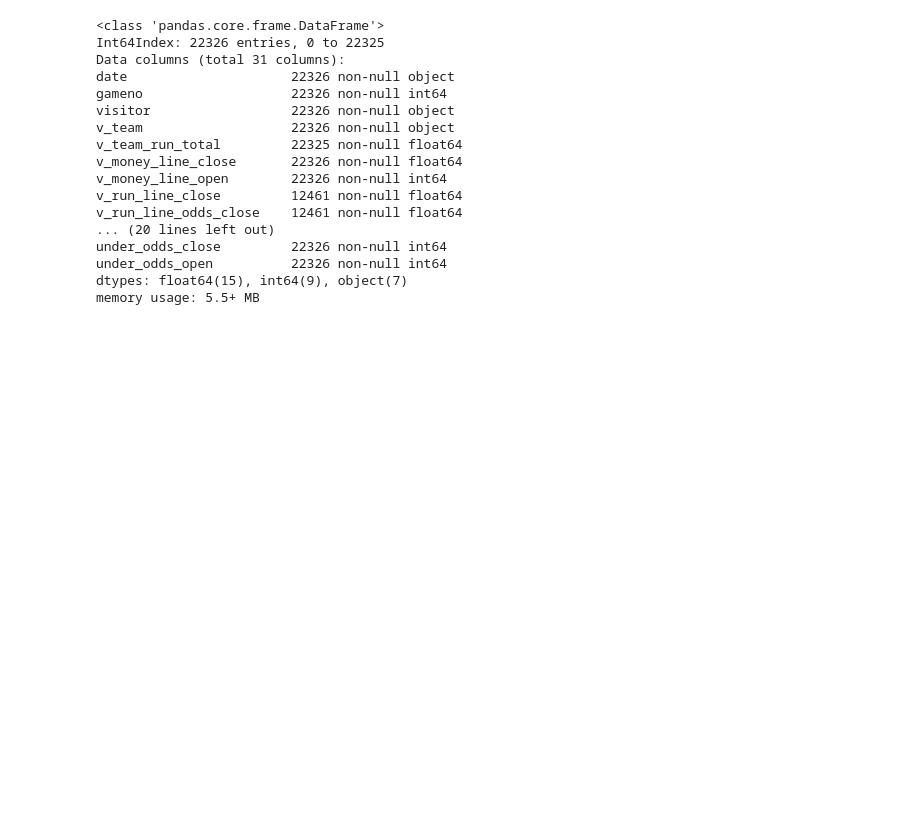
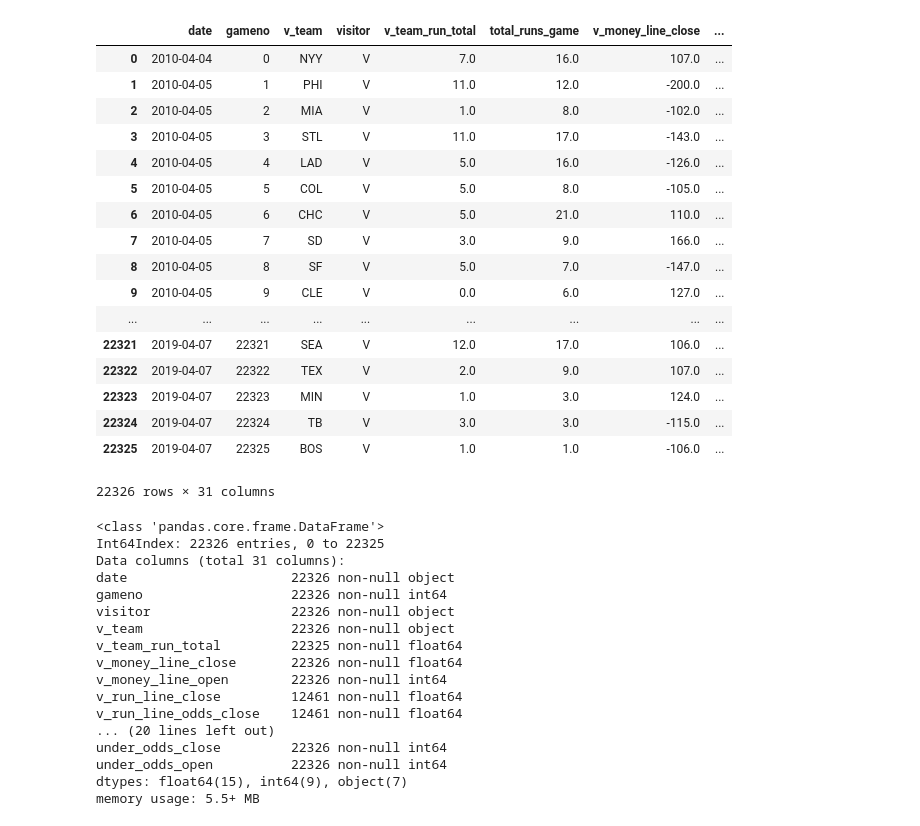
Before and after one commit to jacoblucas95/MLB-Betting-Strategies, a Jupyter notebook: run/setup/data/merged_dataset.ipynb, the cells around one changed output. Saved outputs shown, nothing was run; the diff lists cells and outputs as text; code cells hidden in the pictures; blank space fills up the shorter version.

```diff
--- a/run/setup/data/merged_dataset.ipynb
+++ b/run/setup/data/merged_dataset.ipynb
@@ -154,6 +154,27 @@ df_final = df3.reindex(columns = ['date', 'gameno',
              'over_line_close', 'over_line_open', 'over_odds_close', 'over_odds_open',
              'under_line_close', 'under_line_open', 'under_odds_close', 'under_odds_open'
             ])
+# %%
+df3
+# %% [output]
+|  | date | gameno | v_team | visitor | v_team_run_total | total_runs_game | v_money_line_close | ... |
+| 0 | 2010-04-04 | 0 | NYY | V | 7.0 | 16.0 | 107.0 | ... |
+| 1 | 2010-04-05 | 1 | PHI | V | 11.0 | 12.0 | -200.0 | ... |
+| 2 | 2010-04-05 | 2 | MIA | V | 1.0 | 8.0 | -102.0 | ... |
+| 3 | 2010-04-05 | 3 | STL | V | 11.0 | 17.0 | -143.0 | ... |
+| 4 | 2010-04-05 | 4 | LAD | V | 5.0 | 16.0 | -126.0 | ... |
+| 5 | 2010-04-05 | 5 | COL | V | 5.0 | 8.0 | -105.0 | ... |
+| 6 | 2010-04-05 | 6 | CHC | V | 5.0 | 21.0 | 110.0 | ... |
+| 7 | 2010-04-05 | 7 | SD | V | 3.0 | 9.0 | 166.0 | ... |
+| 8 | 2010-04-05 | 8 | SF | V | 5.0 | 7.0 | -147.0 | ... |
+| 9 | 2010-04-05 | 9 | CLE | V | 0.0 | 6.0 | 127.0 | ... |
+| ... | ... | ... | ... | ... | ... | ... | ... | ... |
+| 22321 | 2019-04-07 | 22321 | SEA | V | 12.0 | 17.0 | 106.0 | ... |
+| 22322 | 2019-04-07 | 22322 | TEX | V | 2.0 | 9.0 | 107.0 | ... |
+| 22323 | 2019-04-07 | 22323 | MIN | V | 1.0 | 3.0 | 124.0 | ... |
+| 22324 | 2019-04-07 | 22324 | TB | V | 3.0 | 3.0 | -115.0 | ... |
+| 22325 | 2019-04-07 | 22325 | BOS | V | 1.0 | 1.0 | -106.0 | ... |
+22326 rows × 31 columns
 # %%
 pickle_path = os.path.join(os.path.join(os.path.dirname(os.getcwd()), 'data', 'dataset.pickle'))
 df_final.to_pickle(pickle_path)
```
Also changed, not shown: parts of 5 cells of this notebook, 2 other files.
